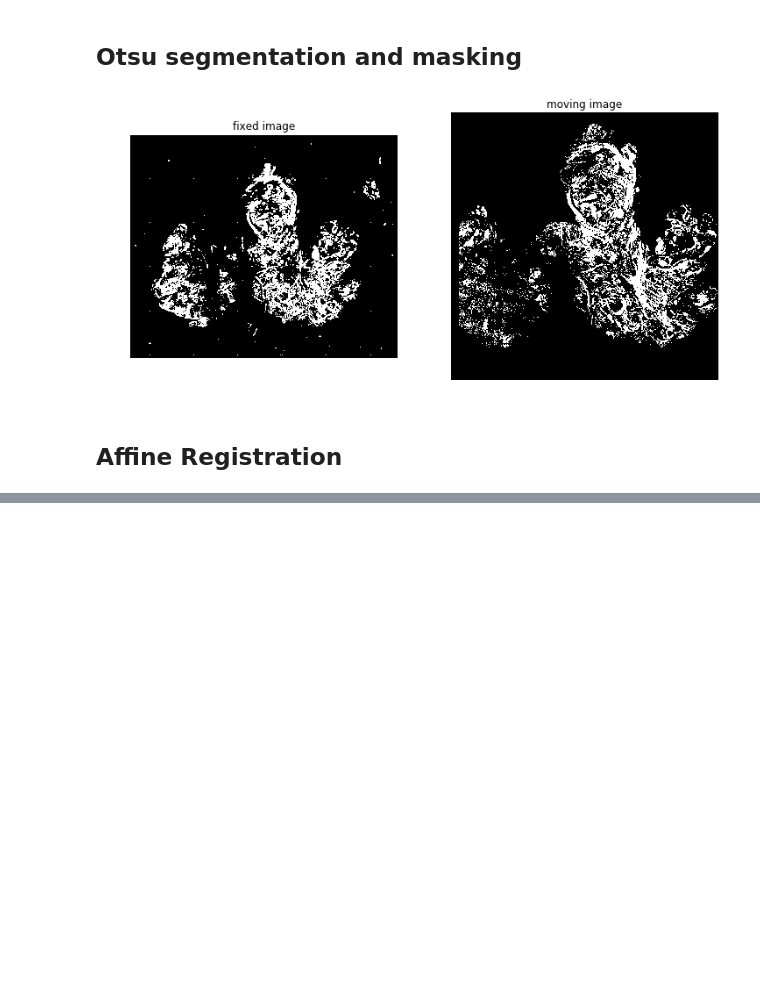
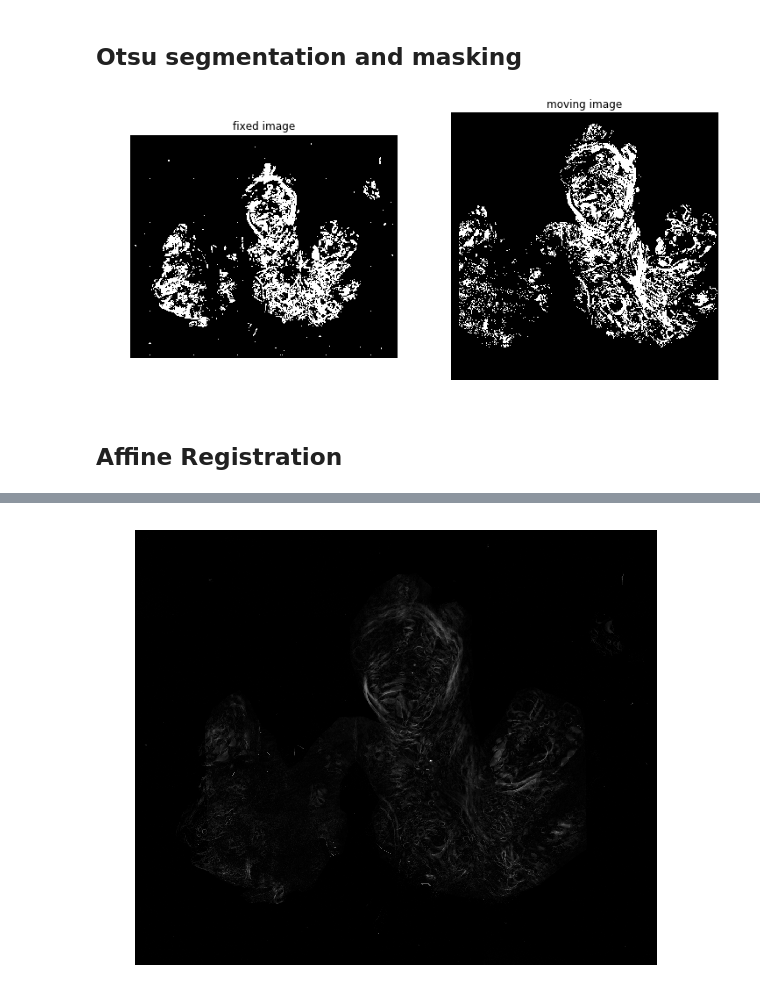
Before and after one commit to uw-loci/polarimetry, a Jupyter notebook: Jupyter Notebooks/MMP registration and Polscope mask.ipynb, the cells around one changed output, grey strips where cells are left out. Cells and saved outputs as stored; diff of their text form; code cells hidden in the pictures; blank space fills up the shorter version.

```diff
--- a/Jupyter Notebooks/MMP registration and Polscope mask.ipynb
+++ b/Jupyter Notebooks/MMP registration and Polscope mask.ipynb
@@ -174,6 +86,6 @@ def rigid_registration(fixed_image,moving_image, fixedMask = None, movingMask =
 # %%
 # GUI components (sliders, dropdown...).
-from ipywidgets import interact, fixed
+from ipywidgets import interact
 
 # Enable display of HTML.
 from IPython.display import clear_output
@@ -199,13 +111,12 @@ def display_images(fixedITK, movingITK):
     plt.imshow(moving_npa[:,:],cmap=plt.cm.Greys_r);
     plt.title('moving image')
     plt.axis('off')
-
     plt.show()
 
 # Callback invoked by the IPython interact method for scrolling and modifying the alpha blending
 # of an image stack of two images that occupy the same physical space.
 def display_images_with_alpha(alpha, fixed, moving):
-    img = (1.0 - alpha)*fixed[:,:] + alpha*moving[:,:]
+    img = (1.0 - alpha)*fixed + alpha*moving
     plt.imshow(sitk.GetArrayViewFromImage(img),cmap=plt.cm.Greys_r);
     plt.axis('off')
     plt.show()
@@ -214,7 +125,6 @@ def display_registered(fixed_image,registered_image):
     plt.imshow(sitk.GetArrayViewFromImage(registered_image), cmap=plt.cm.Reds)
     plt.hold
     plt.imshow(sitk.GetArrayViewFromImage(fixed_image),cmap=plt.cm.gray)
-
 
 
 # Callback invoked when the StartEvent happens, sets up our new data.
@@ -234,7 +144,7 @@ def end_plot():
     plt.close()
 
 # Callback invoked when the IterationEvent happens, update our data and display new figure.
-def plot_values(registration_method, fixed_image, moving_image, transform):
+def plot_values(registration_method, fixed_image, moving_image,transform):
     global metric_values, multires_iterations
 
 
@@ -242,28 +152,34 @@ def plot_values(registration_method, fixed_image, moving_image, transform):
     # Clear the output area (wait=True, to reduce flickering), and plot current data
     clear_output(wait=True)
 
-    #plot the current image
-    plt.subplots(1,2)
-    plt.subplot(1,2,1)
     alpha = 0.7
-
     moving_transformed = sitk.Resample(moving_image, fixed_image, transform,
                                        sitk.sitkLinear, 0.0,
                                        moving.GetPixelIDValue())
 
-    # Extract the central slice in xy and alpha blend them
+    #Blend the registered and fixed images
     combined = (1.0 - alpha)*fixed_image + alpha*moving_transformed
     combined_eightbit = sitk.Cast(sitk.RescaleIntensity(combined), sitk.sitkUInt8)
 
-    plt.imshow(sitk.GetArrayFromImage(combined_eightbit),cmap=plt.cm.gray)
-    plt.title(multires_iterations)
+    #plot the current image
+    #plt.subplots(1,2)
+    fig, (ax, ax2) = plt.subplots(ncols=2)
+
+    #plt.subplot(1,2,1)
+
+    ax.imshow(sitk.GetArrayFromImage(combined_eightbit),cmap=plt.cm.gray)
+
+   # plt.title(multires_iterations)
         # Plot the similarity metric values
 
-    plt.subplot(1,2,2)
-    plt.plot(metric_values, 'r')
-    plt.plot(multires_iterations, [metric_values[index] for index in multires_iterations], 'b*')
-    plt.xlabel('Iteration Number',fontsize=12)
-    plt.ylabel('Metric Value',fontsize=12)
+    #plt.subplot(1,2,2)
+    ax2.plot(metric_values, 'r')
+    ax2.plot(multires_iterations, [metric_values[index] for index in multires_iterations], 'b*')
+    ax2.set_xlabel('Iteration Number',fontsize=12)
+    #ax2.set_ylabel('Metric Value',fontsize=12, rotation='0')
+    asp = np.diff(ax2.get_xlim())[0] / np.diff(ax2.get_ylim())[0]
+    ax2.set_aspect(asp)
+
     plt.show()
 
 
@@ -271,6 +187,7 @@ def plot_values(registration_method, fixed_image, moving_image, transform):
 # metric_values list.
 def update_multires_iterations():
     global metric_values, multires_iterations
+    multires_iterations.append(len(metric_values))
 
 #def convertToDegrees(polImg, retCeiling)
 # %% [markdown]
@@ -325,6 +242,8 @@ Optimizer's stopping condition, GradientDescentOptimizerv4Template: Convergence
 # %%
 registered = sitk.Resample(moving, fixed, transform, sitk.sitkLinear, 0.0, moving.GetPixelID())
-display_images(fixed, registered)
+display_images_with_alpha(0.7,fixed, registered)
+# %% [output]
+[figure, added]
 # %%
 #maskedFixed = sitk.Mask(fixed,fixedMask)
 maskedRegistered = registered > 0
```
Also changed, not shown: parts of 5 cells of this notebook.
